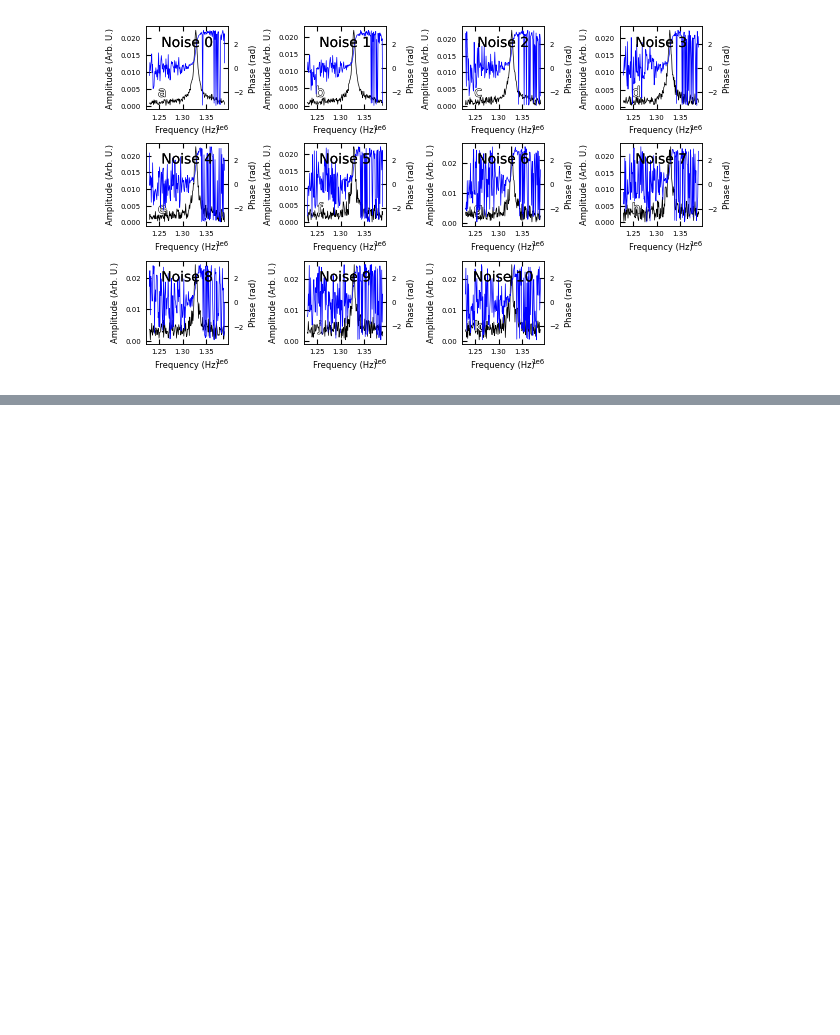
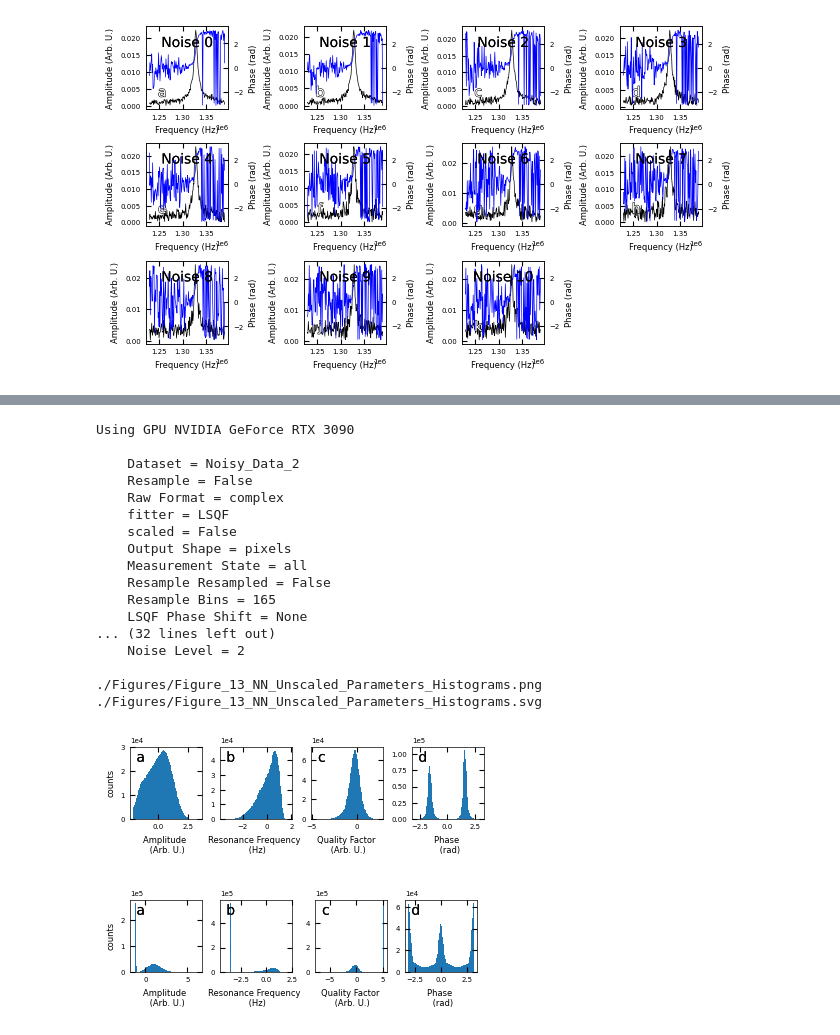
Before and after one commit to m3-learning/m3_learning, a Jupyter notebook: m3_learning/papers/2023_Rapid_Fitting/Nosiy_data_Visualization.ipynb, the cells around one changed output, grey strips where cells are left out. Saved outputs shown, nothing was run; the diff lists cells and outputs as text; code cells hidden in the pictures; blank space fills up the shorter version.

```diff
--- a/m3_learning/papers/2023_Rapid_Fitting/Nosiy_data_Visualization.ipynb
+++ b/m3_learning/papers/2023_Rapid_Fitting/Nosiy_data_Visualization.ipynb
@@ -87,0 +164,22 @@ BE_viz.noisy_datasets(state, filename = "Noise test")
+# %%
+viz_noise_hist(path, 2)
+# %% [output]
+Using GPU NVIDIA GeForce RTX 3090
+
+    Dataset = Noisy_Data_2
+    Resample = False
+    Raw Format = complex
+    fitter = LSQF
+    scaled = False
+    Output Shape = pixels
+    Measurement State = all
+    Resample Resampled = False
+    Resample Bins = 165
+    LSQF Phase Shift = None
+... (32 lines left out)
+    Noise Level = 2
+
+./Figures/Figure_13_NN_Unscaled_Parameters_Histograms.png
+./Figures/Figure_13_NN_Unscaled_Parameters_Histograms.svg
+[figure, added]
+[figure, added]
```
Also changed, not shown: parts of 15 cells of this notebook, 5 other files.
